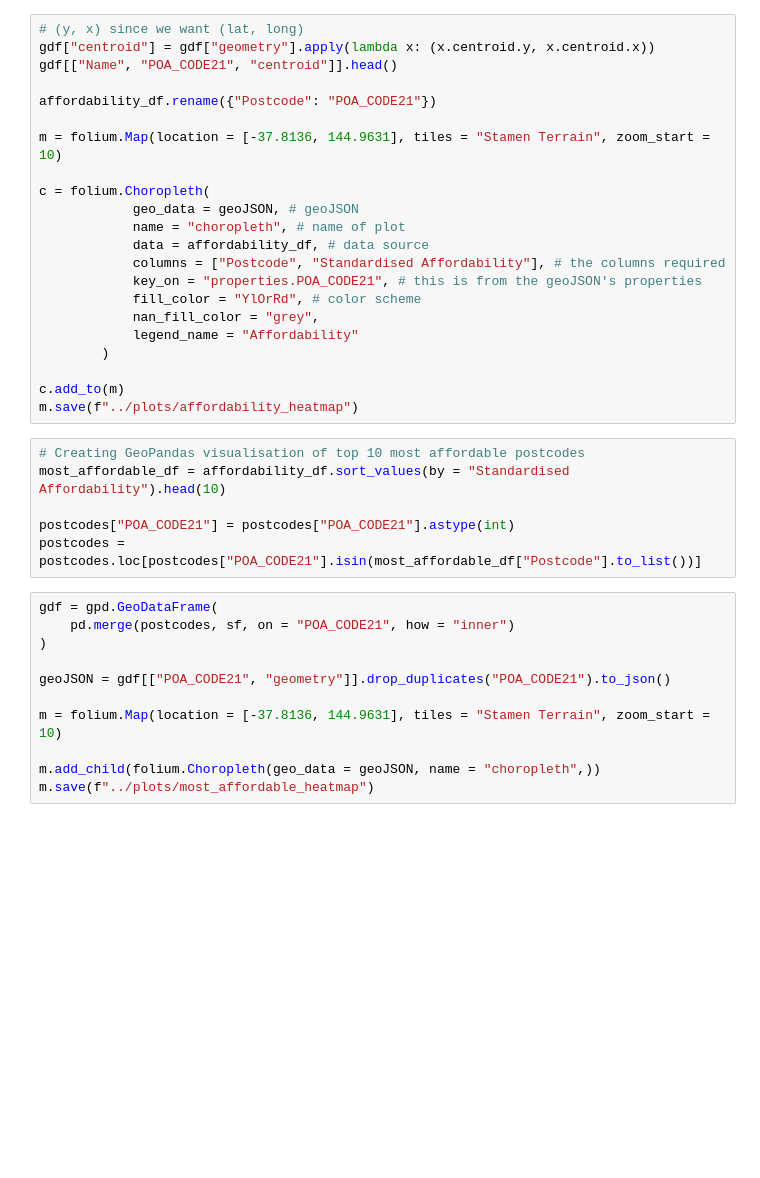
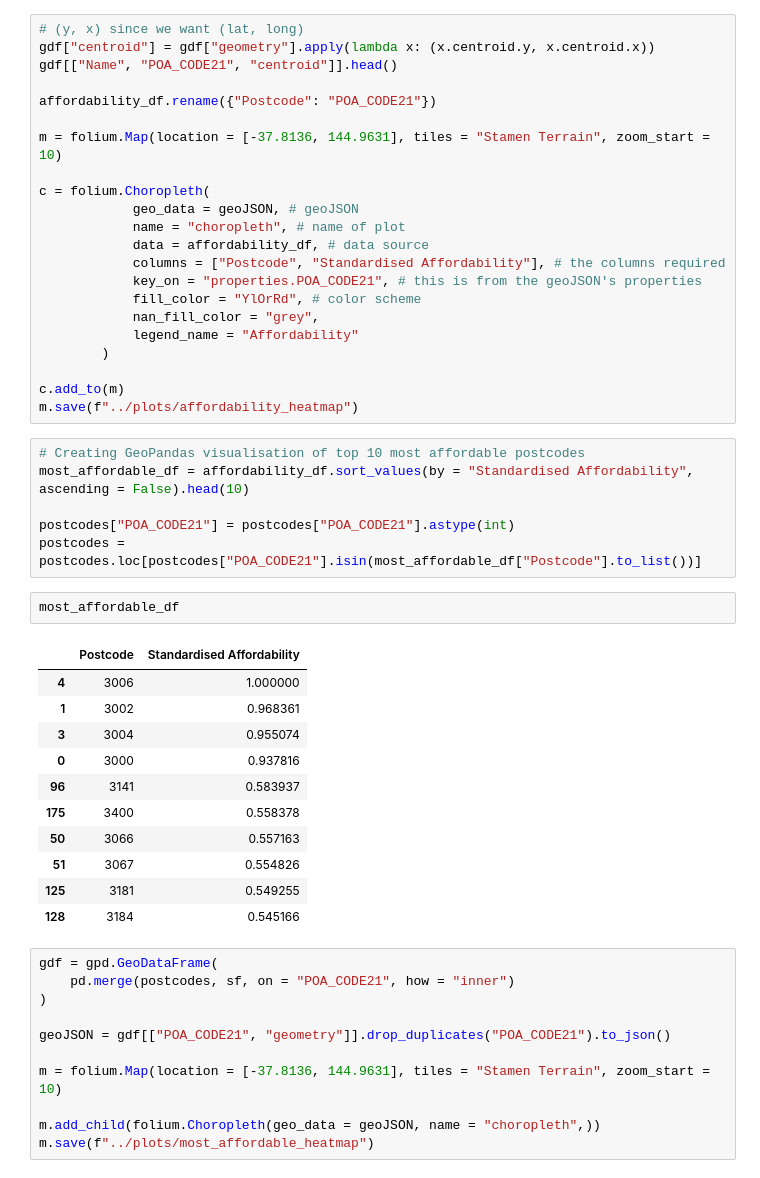
Before and after one commit to MAST30034-Applied-Data-Science/generic-real-estate-consulting-project-group-42, a Jupyter notebook: notebooks/affordability.ipynb, the cells around one changed output. Saved outputs shown, nothing was run; the diff lists cells and outputs as text; blank space fills up the shorter version.

```diff
--- a/notebooks/affordability.ipynb
+++ b/notebooks/affordability.ipynb
@@ -296,10 +288,24 @@ c.add_to(m)
 m.save(f"../plots/affordability_heatmap")
 # %%
 # Creating GeoPandas visualisation of top 10 most affordable postcodes
-most_affordable_df = affordability_df.sort_values(by = "Standardised Affordability").head(10)
+most_affordable_df = affordability_df.sort_values(by = "Standardised Affordability", ascending = False).head(10)
 
 postcodes["POA_CODE21"] = postcodes["POA_CODE21"].astype(int)
 postcodes = postcodes.loc[postcodes["POA_CODE21"].isin(most_affordable_df["Postcode"].to_list())]
+# %%
+most_affordable_df
+# %% [output]
+|  | Postcode | Standardised Affordability |
+| 4 | 3006 | 1.000000 |
+| 1 | 3002 | 0.968361 |
+| 3 | 3004 | 0.955074 |
+| 0 | 3000 | 0.937816 |
+| 96 | 3141 | 0.583937 |
+| 175 | 3400 | 0.558378 |
+| 50 | 3066 | 0.557163 |
+| 51 | 3067 | 0.554826 |
+| 125 | 3181 | 0.549255 |
+| 128 | 3184 | 0.545166 |
 # %%
 gdf = gpd.GeoDataFrame(
     pd.merge(postcodes, sf, on = "POA_CODE21", how = "inner")
```
Also changed, not shown: parts of 3 cells of this notebook, 2 other files.
